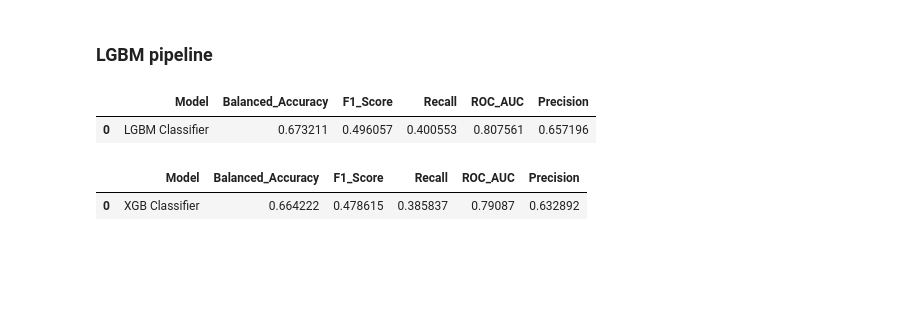
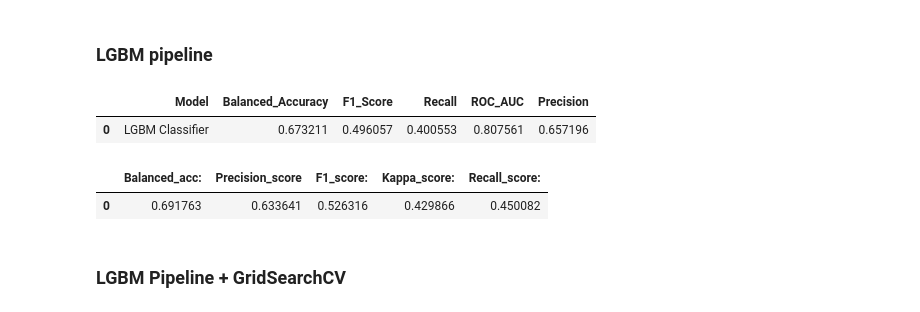
Before and after one commit to felipedmnq/churn-prediction, a Jupyter notebook: notebooks/C1_churn.ipynb, the cells around one changed output. Drawn from its saved outputs; the diff is of its cells as text; code cells hidden in the pictures; blank space fills up the shorter version.

Commit message:
finished pipeline and fine tunning

```diff
--- a/notebooks/C1_churn.ipynb
+++ b/notebooks/C1_churn.ipynb
@@ -925,7 +839,7 @@ model_comparison.style.highlight_max(color='cornflowerblue')
 ### LGBM pipeline
 # %%
 # Separe DF
-X2 = df4.drop(['Exited', 'Gender', 'Geo_France', 'Geo_Germany', 'Geo_Spain'], axis = 1)
+X2 = df4.drop(['CustomerId', 'Exited', 'Gender', 'Geo_France', 'Geo_Germany', 'Geo_Spain'], axis = 1)
 y2 = df4['Exited']
 
 # Split dataset into train and test
@@ -988,5 +879,19 @@ XGB_pipe_eval = cross_val('XGB Classifier', XGB_pipeline, X, y, 10)
-# %%
-XGB_pipe_eval
-# %% [output]
-|  | Model | Balanced_Accuracy | F1_Score | Recall | ROC_AUC | Precision |
-| 0 | XGB Classifier | 0.664222 | 0.478615 | 0.385837 | 0.79087 | 0.632892 |
+# %%
+LGBM_pipeline.fit(X_train, y_train)
+LGBM_hat = LGBM_pipeline.predict(X_test)
+
+LGBM_dict = {
+    'Balanced_acc: ':  balanced_accuracy_score(y_test, LGBM_hat),
+    'Precision_score': precision_score(y_test, LGBM_hat),
+    'F1_score: ': f1_score(y_test, LGBM_hat),
+    'Kappa_score: ': cohen_kappa_score(y_test, LGBM_hat),
+    'Recall_score: ': recall_score(y_test, LGBM_hat)
+}
+
+df_LGBM_pipe_eval = pd.DataFrame(LGBM_dict, index=[0])
+df_LGBM_pipe_eval
+# %% [output]
+|  | Balanced_acc: | Precision_score | F1_score: | Kappa_score: | Recall_score: |
+| 0 | 0.691763 | 0.633641 | 0.526316 | 0.429866 | 0.450082 |
+# %% [markdown]
+### LGBM Pipeline + GridSearchCV
```
Also changed, not shown: parts of 26 cells of this notebook, 1 other file.
